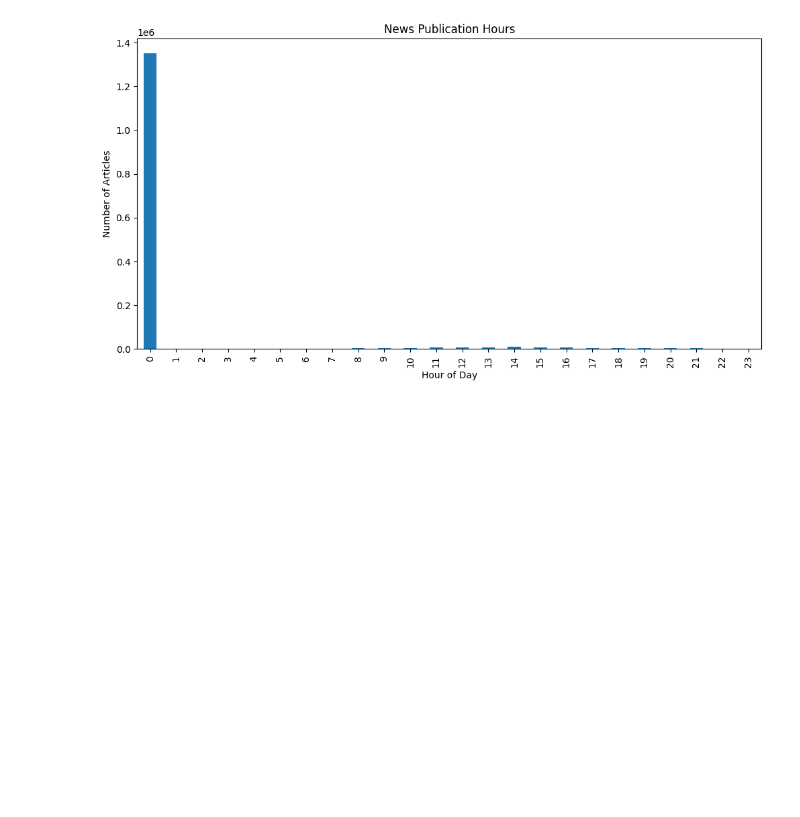
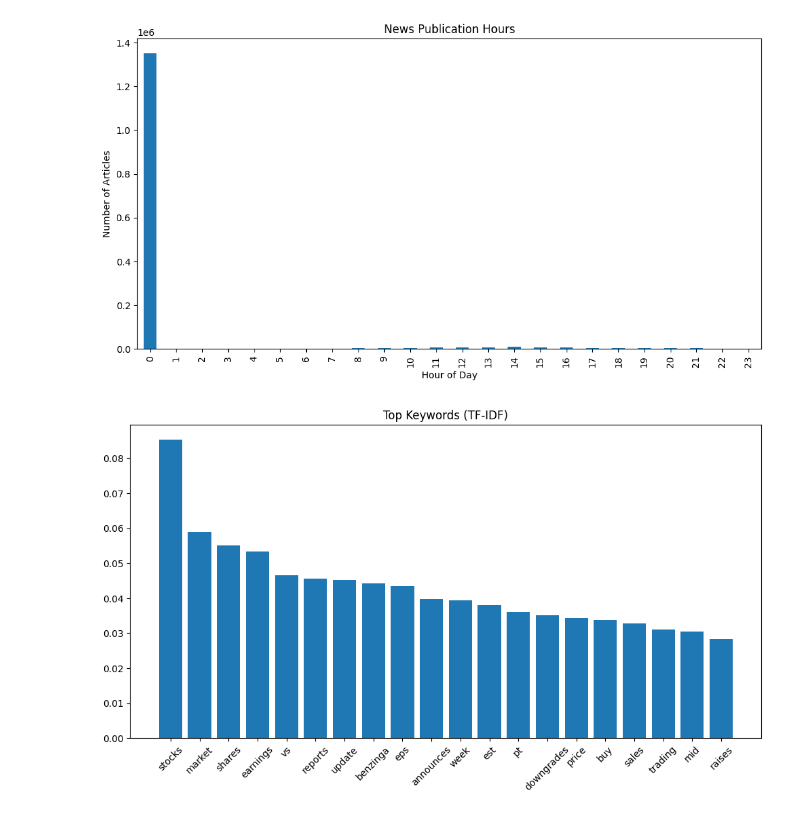
Before and after one commit to hayalgucudev/news-sentiment-analysis, a Jupyter notebook: notebooks/task_1_eda.ipynb, the cells around one changed output. Drawn from its saved outputs; the diff is of its cells as text; code cells hidden in the pictures; blank space fills up the shorter version.

```diff
--- a/notebooks/task_1_eda.ipynb
+++ b/notebooks/task_1_eda.ipynb
@@ -108,5 +108,3 @@ plt.ylabel("Number of Articles")
 plt.show()
 # %% [output]
 [figure]
-# %%
-df["date"] = pd.to_datetime(df["date"])
@@ -118,2 +110,0 @@ ValueError: time data "2020-05-22 00:00:00" doesn't match format "%Y-%m-%d %H:%M
-# %%
-df["date"] = pd.to_datetime(df["date"], format="mixed")
@@ -158,3 +147,29 @@ plt.ylabel("Number of Articles")
 plt.show()
 # %% [output]
 [figure]
+# %%
+from sklearn.feature_extraction.text import TfidfVectorizer
+import pandas as pd
+import matplotlib.pyplot as plt
+
+# assume your dataframe is df_news and column is 'headline'
+texts = df["headline"].dropna()
+
+vectorizer = TfidfVectorizer(stop_words="english", max_features=20)
+X = vectorizer.fit_transform(texts)
+
+feature_names = vectorizer.get_feature_names_out()
+scores = X.mean(axis=0).A1
+
+tfidf_df = pd.DataFrame({
+    "word": feature_names,
+    "score": scores
+}).sort_values(by="score", ascending=False)
+
+plt.figure(figsize=(12,6))
+plt.bar(tfidf_df["word"], tfidf_df["score"])
+plt.title("Top Keywords (TF-IDF)")
+plt.xticks(rotation=45)
+plt.show()
+# %% [output]
+[figure, added]
```
Also changed, not shown: parts of 3 cells of this notebook.
